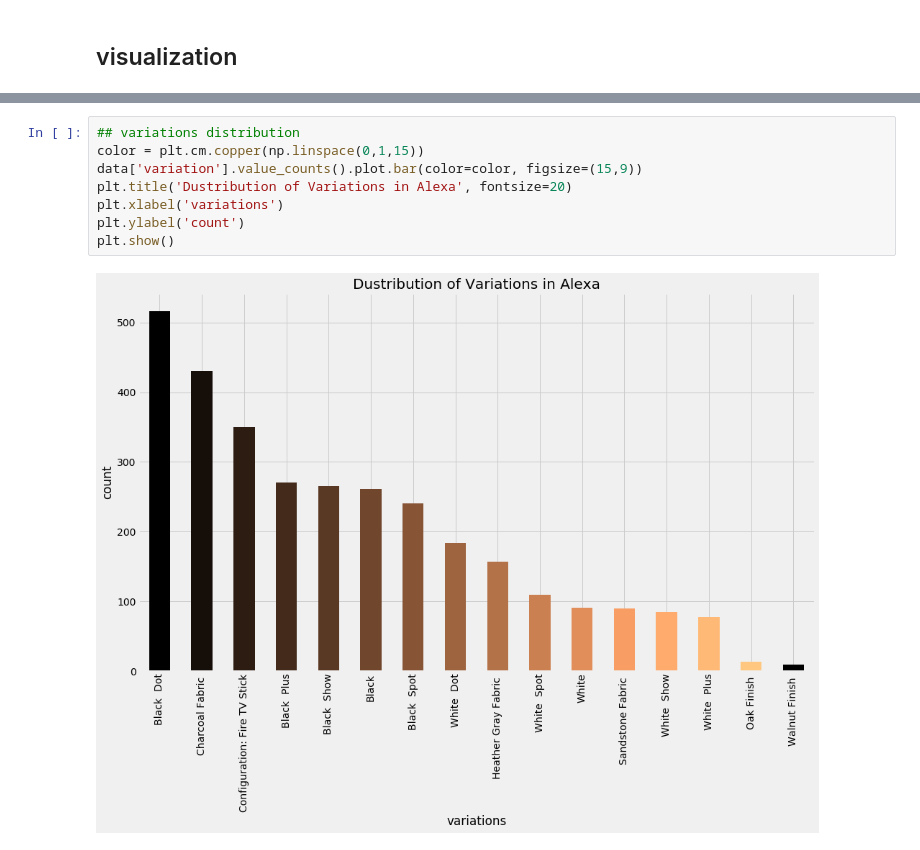
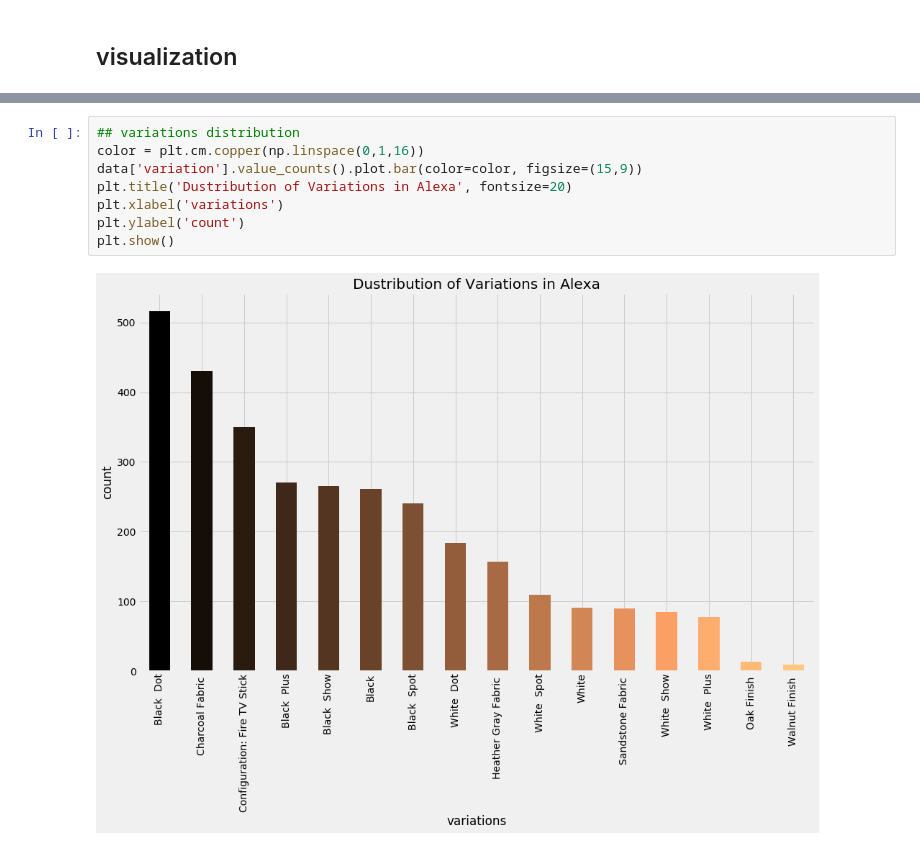
Before and after one commit to mojtaba-peyrovi/kaggle-code-along, a Jupyter notebook: alexa-review-nlp/analysis/analysis.ipynb, the cells around one changed output, grey strips where cells are left out. Drawn from its saved outputs; the diff is of its cells as text.

```diff
--- a/alexa-review-nlp/analysis/analysis.ipynb
+++ b/alexa-review-nlp/analysis/analysis.ipynb
@@ -91,11 +91,11 @@ py.iplot(fig)
 [interactive output not drawn]
 # %%
 ## variations distribution
-color = plt.cm.copper(np.linspace(0,1,15))
+color = plt.cm.copper(np.linspace(0,1,16))
 data['variation'].value_counts().plot.bar(color=color, figsize=(15,9))
 plt.title('Dustribution of Variations in Alexa', fontsize=20)
 plt.xlabel('variations')
 plt.ylabel('count')
 plt.show()
 # %% [output]
-[figure, old version]
+[figure, new version]
```
Also changed, not shown: parts of 22 cells of this notebook, 2 other files.
